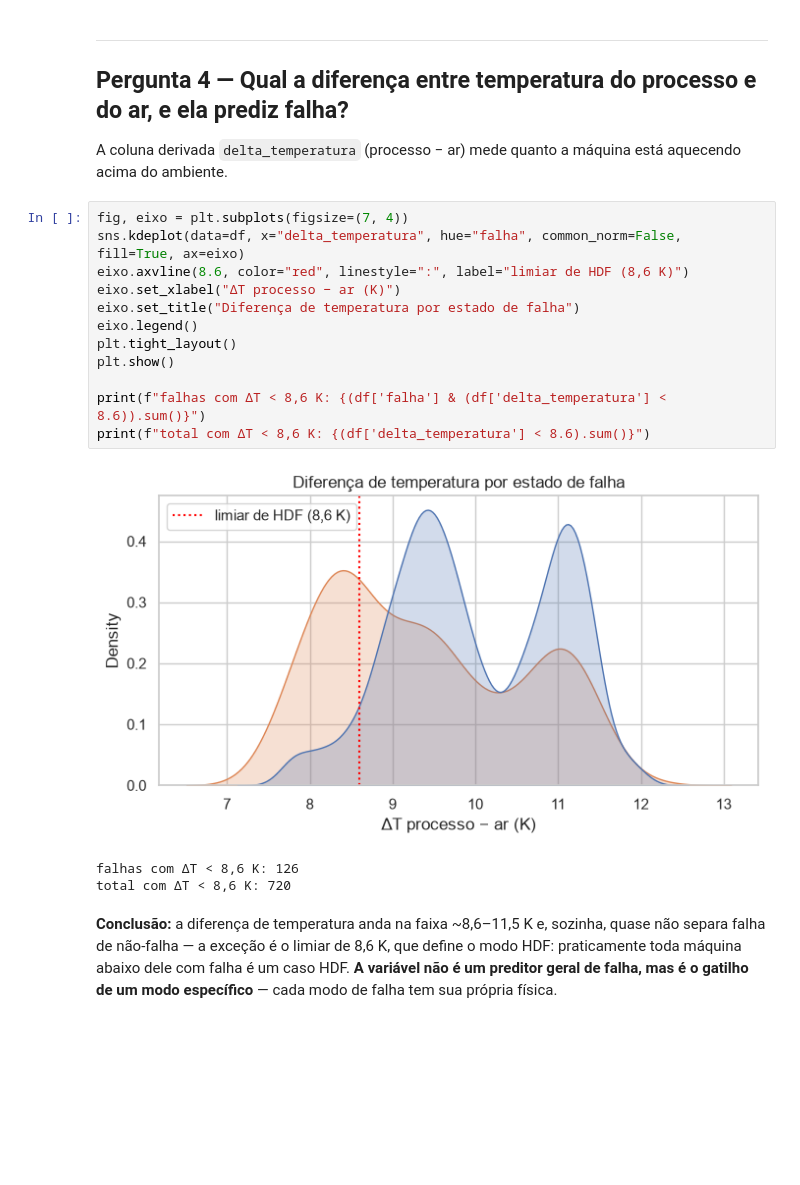
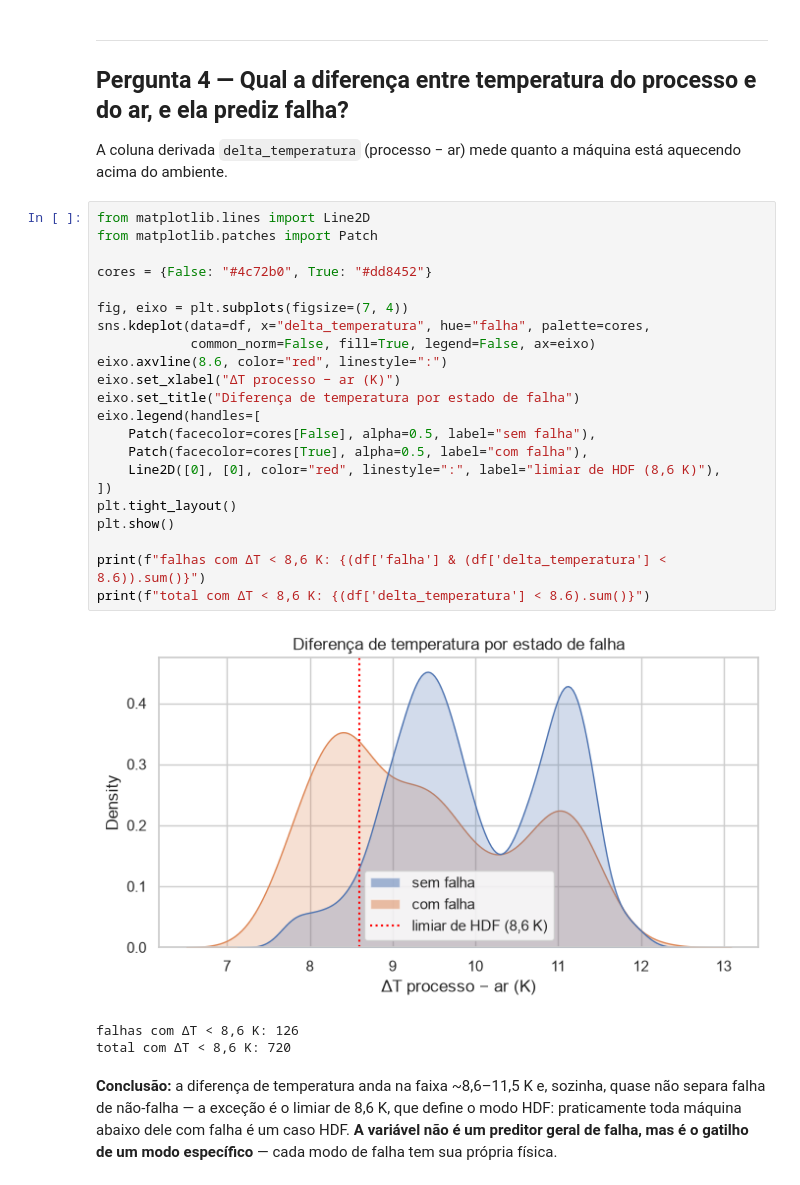
Before and after one commit to gdogabriel/utfpr-ai-proj, a Jupyter notebook: notebooks/01-eda.ipynb, the cells around one changed output. Drawn from its saved outputs; the diff is of its cells as text; blank space fills up the shorter version.

Commit message:
fix: corrige legenda do gráfico da perg 4

```diff
--- a/notebooks/01-eda.ipynb
+++ b/notebooks/01-eda.ipynb
@@ -133,19 +133,29 @@ oposto): quem sai do miolo da curva potência-constante corre risco. O modo PWF
 A coluna derivada `delta_temperatura` (processo − ar) mede quanto a máquina está
 aquecendo acima do ambiente.
 # %%
+from matplotlib.lines import Line2D
+from matplotlib.patches import Patch
+
+cores = {False: "#4c72b0", True: "#dd8452"}
+
 fig, eixo = plt.subplots(figsize=(7, 4))
-sns.kdeplot(data=df, x="delta_temperatura", hue="falha", common_norm=False, fill=True, ax=eixo)
-eixo.axvline(8.6, color="red", linestyle=":", label="limiar de HDF (8,6 K)")
+sns.kdeplot(data=df, x="delta_temperatura", hue="falha", palette=cores,
+            common_norm=False, fill=True, legend=False, ax=eixo)
+eixo.axvline(8.6, color="red", linestyle=":")
 eixo.set_xlabel("ΔT processo − ar (K)")
 eixo.set_title("Diferença de temperatura por estado de falha")
-eixo.legend()
+eixo.legend(handles=[
+    Patch(facecolor=cores[False], alpha=0.5, label="sem falha"),
+    Patch(facecolor=cores[True], alpha=0.5, label="com falha"),
+    Line2D([0], [0], color="red", linestyle=":", label="limiar de HDF (8,6 K)"),
+])
 plt.tight_layout()
 plt.show()
 
 print(f"falhas com ΔT < 8,6 K: {(df['falha'] & (df['delta_temperatura'] < 8.6)).sum()}")
 print(f"total com ΔT < 8,6 K: {(df['delta_temperatura'] < 8.6).sum()}")
 # %% [output]
-[figure, old version]
+[figure, new version]
 falhas com ΔT < 8,6 K: 126
 total com ΔT < 8,6 K: 720
 # %% [markdown]
```
